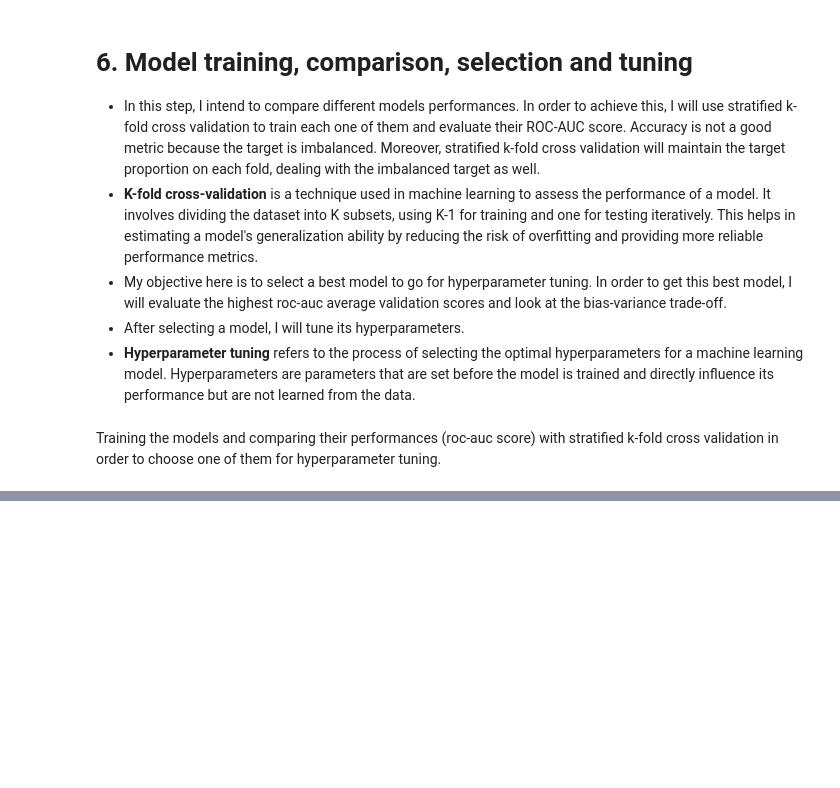
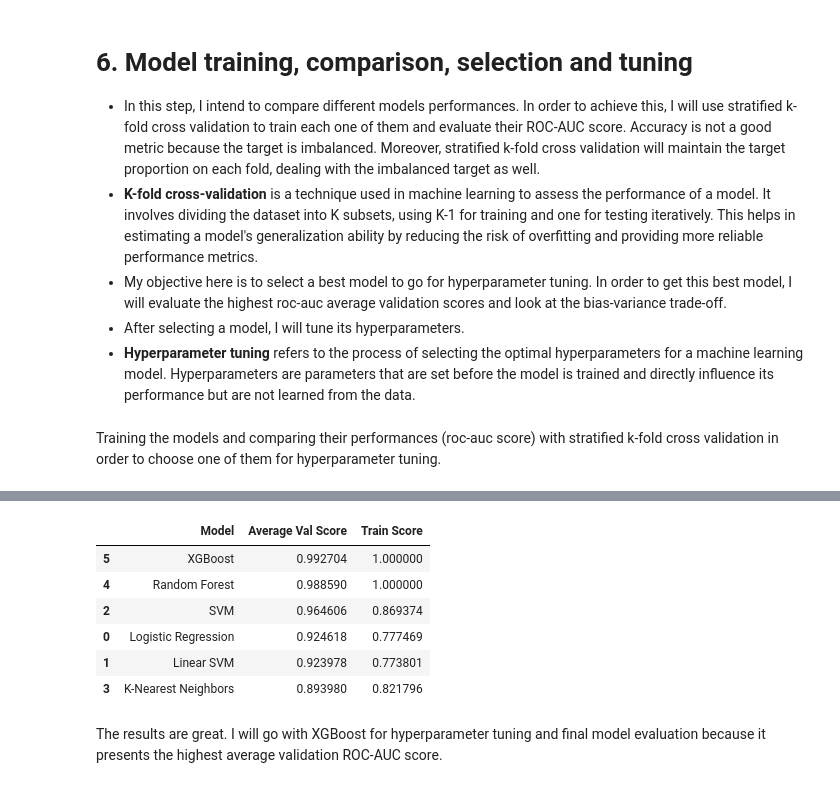
Before and after one commit to allmeidaapedro/Churn-Prediction-Credit-Card, a Jupyter notebook: notebooks/2. Modelling.ipynb, the cells around one changed output, grey strips where cells are left out. Saved outputs shown, nothing was run; the diff lists cells and outputs as text; code cells hidden in the pictures; blank space fills up the shorter version.

```diff
--- a/notebooks/2. Modelling.ipynb
+++ b/notebooks/2. Modelling.ipynb
@@ -262,0 +284,12 @@ models = {
+# %%
+eval_df.sort_values(['Average Val Score'], ascending=False)
+# %% [output]
+|  | Model | Average Val Score | Train Score |
+| 5 | XGBoost | 0.992704 | 1.000000 |
+| 4 | Random Forest | 0.988590 | 1.000000 |
+| 2 | SVM | 0.964606 | 0.869374 |
+| 0 | Logistic Regression | 0.924618 | 0.777469 |
+| 1 | Linear SVM | 0.923978 | 0.773801 |
+| 3 | K-Nearest Neighbors | 0.893980 | 0.821796 |
+# %% [markdown]
+The results are great. I will go with XGBoost for hyperparameter tuning and final model evaluation because it presents the highest average validation ROC-AUC score.
```
Also changed, not shown: parts of 20 cells of this notebook, 1 other file.
